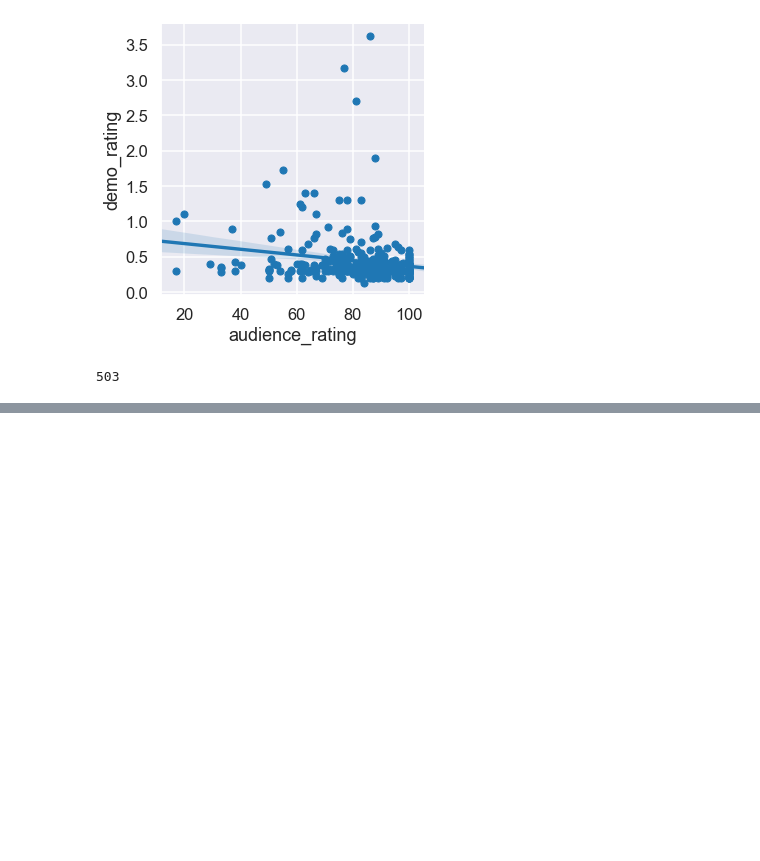
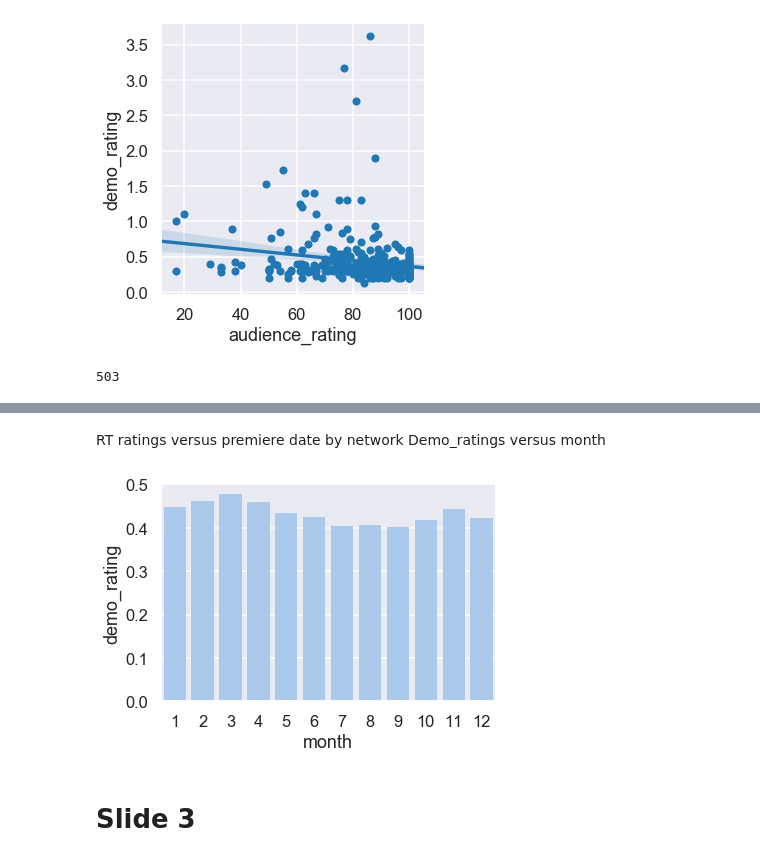
Before and after one commit to rcharan/tvshows, a Jupyter notebook: analyze.ipynb, the cells around one changed output, grey strips where cells are left out. Saved outputs shown, nothing was run; the diff lists cells and outputs as text; code cells hidden in the pictures; blank space fills up the shorter version.

```diff
--- a/analyze-ravi.ipynb
+++ b/analyze.ipynb
@@ -250,0 +273,16 @@ Warnings:
+# %% [markdown]
+RT ratings versus premiere date by network
+Demo_ratings versus month
+# %%
+by_month = nielsen.copy()
+by_month.dropna(subset = ['date'], inplace = True)
+by_month['month'] = by_month.date.dt.month
+by_month = by_month.groupby(['month']).aggregate({'demo_rating' : 'mean'}).reset_index()
+# %%
+fig, ax = plt.subplots()
+sns.set_color_codes("pastel")
+sns.barplot(x = 'month', y = 'demo_rating', data = by_month, ax = ax, color = 'b');
+# %% [output]
+[figure, added]
+# %% [markdown]
+# Slide 3
```
Also changed, not shown: parts of 19 cells of this notebook, 1 other file.
